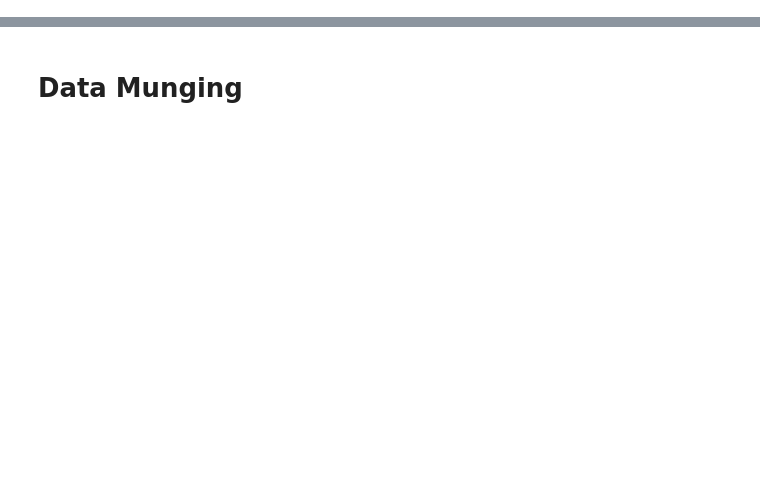
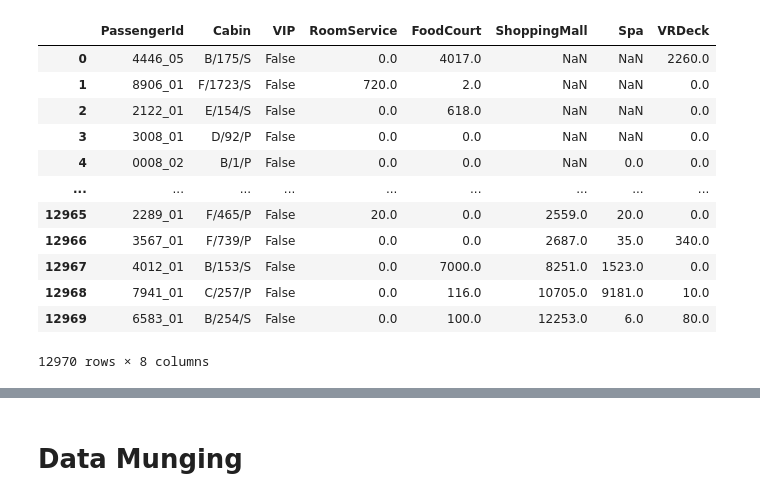
Before and after one commit to spicious-ai/Titanic, a Jupyter notebook: Spaceship_Titanic.ipynb, the cells around one changed output, grey strips where cells are left out. Saved outputs shown, nothing was run; the diff lists cells and outputs as text; code cells hidden in the pictures; blank space fills up the shorter version.

```diff
--- a/Spaceship_Titanic.ipynb
+++ b/Spaceship_Titanic.ipynb
@@ -88,6 +94,22 @@ Amenities_sorted = Amenities_sorted.rename(columns={0: "PassengerId",
                    5: "ShoppingMall",
                    6: "Spa",
                    7: "VRDeck"})
+# %%
+Amenities_sorted
+# %% [output]
+|  | PassengerId | Cabin | VIP | RoomService | FoodCourt | ShoppingMall | Spa | VRDeck |
+| 0 | 4446_05 | B/175/S | False | 0.0 | 4017.0 | NaN | NaN | 2260.0 |
+| 1 | 8906_01 | F/1723/S | False | 720.0 | 2.0 | NaN | NaN | 0.0 |
+| 2 | 2122_01 | E/154/S | False | 0.0 | 618.0 | NaN | NaN | 0.0 |
+| 3 | 3008_01 | D/92/P | False | 0.0 | 0.0 | NaN | NaN | 0.0 |
+| 4 | 0008_02 | B/1/P | False | 0.0 | 0.0 | NaN | 0.0 | 0.0 |
+| ... | ... | ... | ... | ... | ... | ... | ... | ... |
+| 12965 | 2289_01 | F/465/P | False | 20.0 | 0.0 | 2559.0 | 20.0 | 0.0 |
+| 12966 | 3567_01 | F/739/P | False | 0.0 | 0.0 | 2687.0 | 35.0 | 340.0 |
+| 12967 | 4012_01 | B/153/S | False | 0.0 | 7000.0 | 8251.0 | 1523.0 | 0.0 |
+| 12968 | 7941_01 | C/257/P | False | 0.0 | 116.0 | 10705.0 | 9181.0 | 10.0 |
+| 12969 | 6583_01 | B/254/S | False | 0.0 | 100.0 | 12253.0 | 6.0 | 80.0 |
+12970 rows × 8 columns
 # %%
 PassengerInfo_sorted = pd.DataFrame()
 i = 0
```
Also changed, not shown: parts of 23 cells of this notebook, 1 other file.
